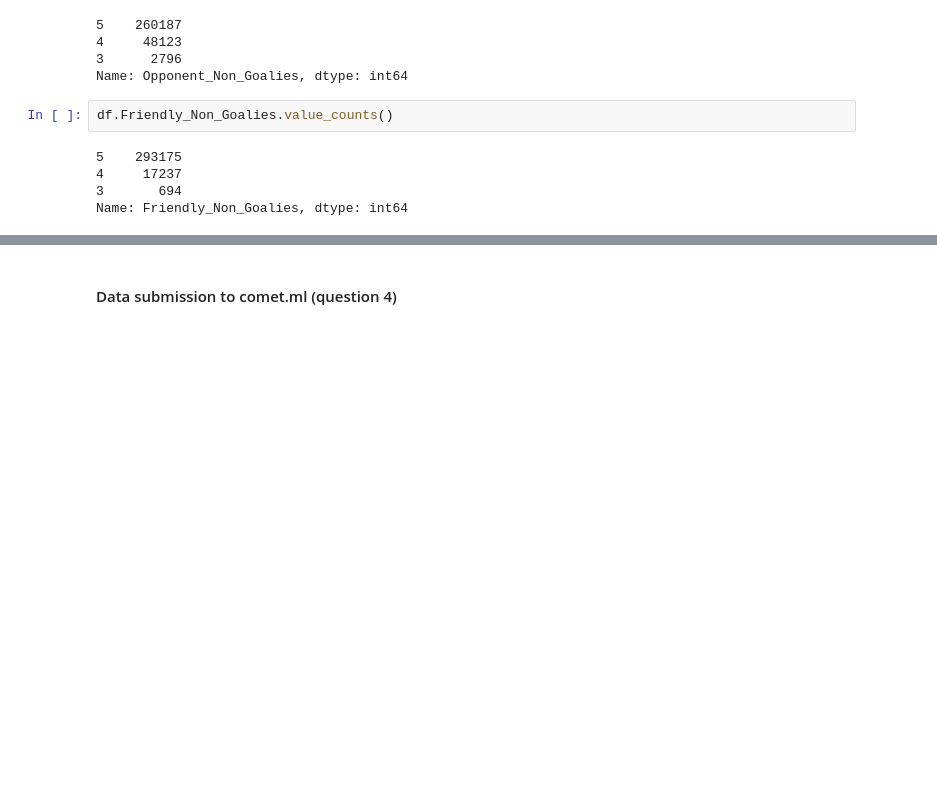
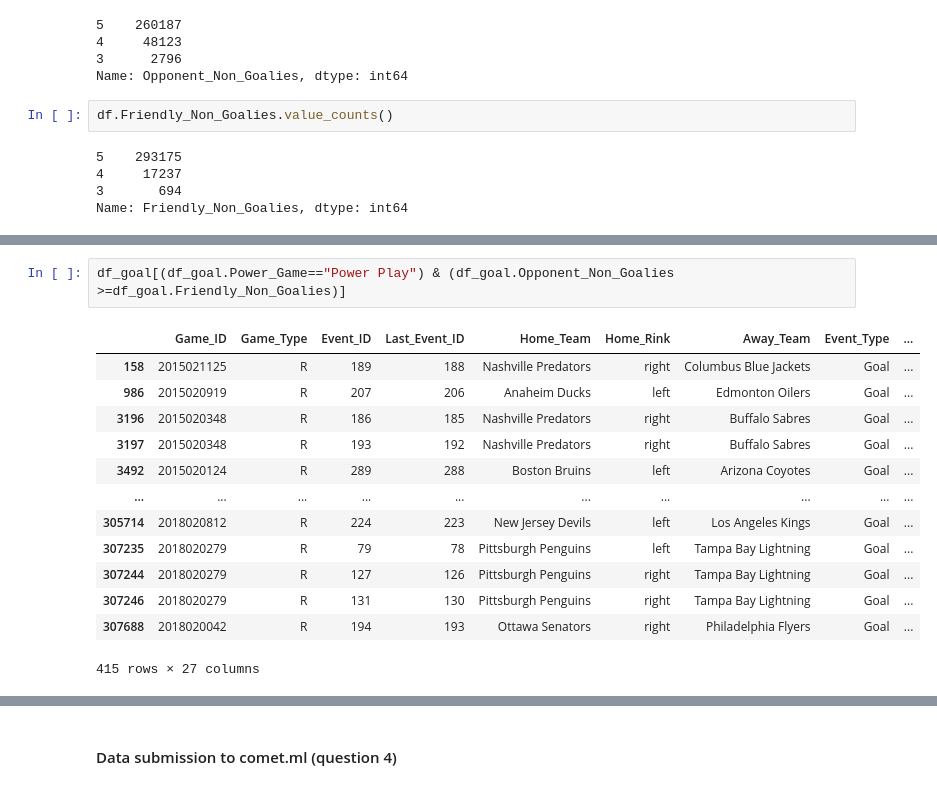
Before and after one commit to nassimwalha/IFT-6758, a Jupyter notebook: notebooks/Feature Engineering 2.ipynb, the cells around one changed output, grey strips where cells are left out. Saved outputs shown, nothing was run; the diff lists cells and outputs as text; blank space fills up the shorter version.

```diff
--- a/notebooks/Feature Engineering 2.ipynb
+++ b/notebooks/Feature Engineering 2.ipynb
@@ -687,0 +662,16 @@ Name: Powerplay_Since, Length: 304, dtype: int64
+# %%
+df_goal[(df_goal.Power_Game=="Power Play") & (df_goal.Opponent_Non_Goalies >=df_goal.Friendly_Non_Goalies)]
+# %% [output]
+|  | Game_ID | Game_Type | Event_ID | Last_Event_ID | Home_Team | Home_Rink | Away_Team | Event_Type | ... |
+| 158 | 2015021125 | R | 189 | 188 | Nashville Predators | right | Columbus Blue Jackets | Goal | ... |
+| 986 | 2015020919 | R | 207 | 206 | Anaheim Ducks | left | Edmonton Oilers | Goal | ... |
+| 3196 | 2015020348 | R | 186 | 185 | Nashville Predators | right | Buffalo Sabres | Goal | ... |
+| 3197 | 2015020348 | R | 193 | 192 | Nashville Predators | right | Buffalo Sabres | Goal | ... |
+| 3492 | 2015020124 | R | 289 | 288 | Boston Bruins | left | Arizona Coyotes | Goal | ... |
+| ... | ... | ... | ... | ... | ... | ... | ... | ... | ... |
+| 305714 | 2018020812 | R | 224 | 223 | New Jersey Devils | left | Los Angeles Kings | Goal | ... |
+| 307235 | 2018020279 | R | 79 | 78 | Pittsburgh Penguins | left | Tampa Bay Lightning | Goal | ... |
+| 307244 | 2018020279 | R | 127 | 126 | Pittsburgh Penguins | right | Tampa Bay Lightning | Goal | ... |
+| 307246 | 2018020279 | R | 131 | 130 | Pittsburgh Penguins | right | Tampa Bay Lightning | Goal | ... |
+| 307688 | 2018020042 | R | 194 | 193 | Ottawa Senators | right | Philadelphia Flyers | Goal | ... |
+415 rows × 27 columns
```
Also changed, not shown: parts of 59 cells of this notebook, 1 other file.
